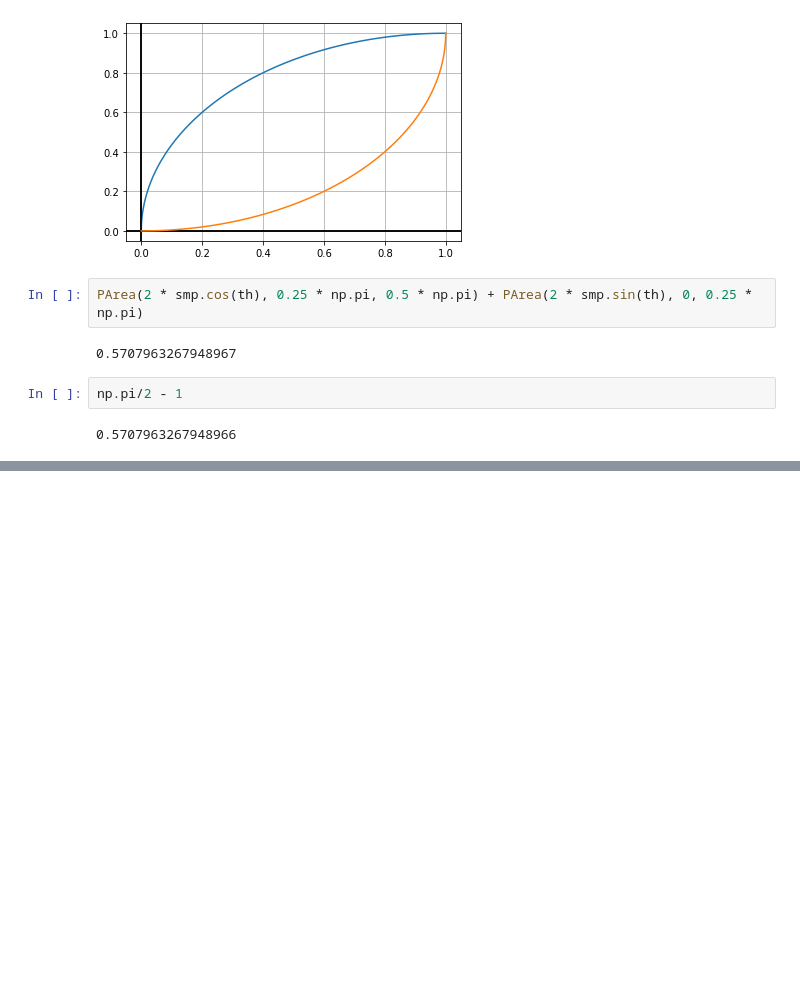
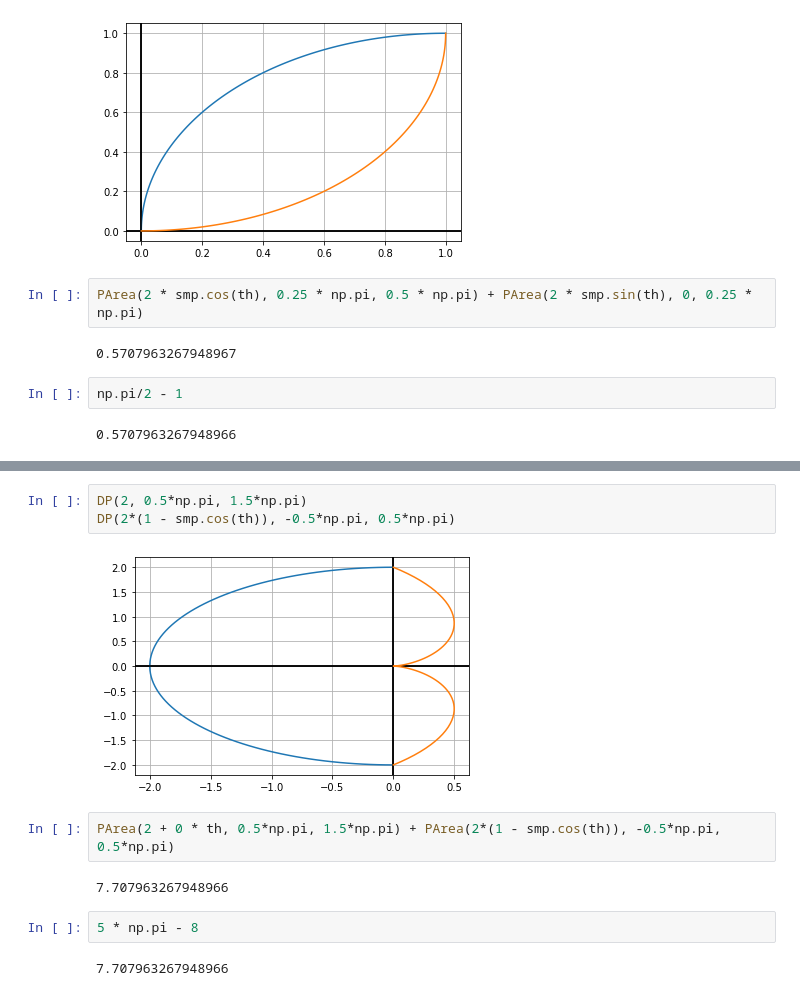
Before and after one commit to 8wgf3b/books, a Jupyter notebook: thomas_calculus_multivariable/11.ipynb, the cells around one changed output, grey strips where cells are left out. Saved outputs shown, nothing was run; the diff lists cells and outputs as text; blank space fills up the shorter version.

```diff
--- a/thomas_calculus_multivariable/11.ipynb
+++ b/thomas_calculus_multivariable/11.ipynb
@@ -305,0 +311,13 @@ np.pi/2 - 1
+# %%
+DP(2, 0.5*np.pi, 1.5*np.pi)
+DP(2*(1 - smp.cos(th)), -0.5*np.pi, 0.5*np.pi)
+# %% [output]
+[figure, added]
+# %%
+PArea(2 + 0 * th, 0.5*np.pi, 1.5*np.pi) + PArea(2*(1 - smp.cos(th)), -0.5*np.pi, 0.5*np.pi)
+# %% [output]
+7.707963267948966
+# %%
+5 * np.pi - 8
+# %% [output]
+7.707963267948966
```
Also changed, not shown: parts of 4 cells of this notebook.
